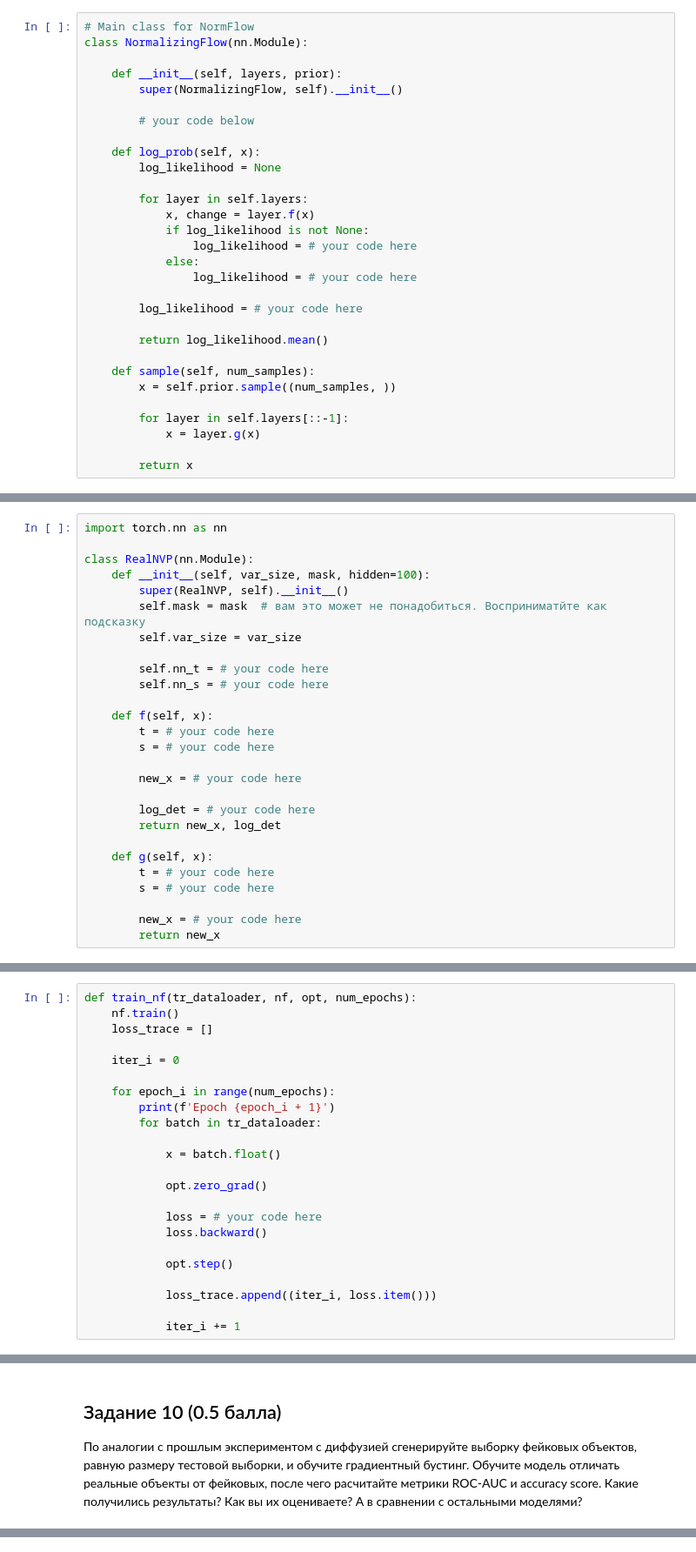
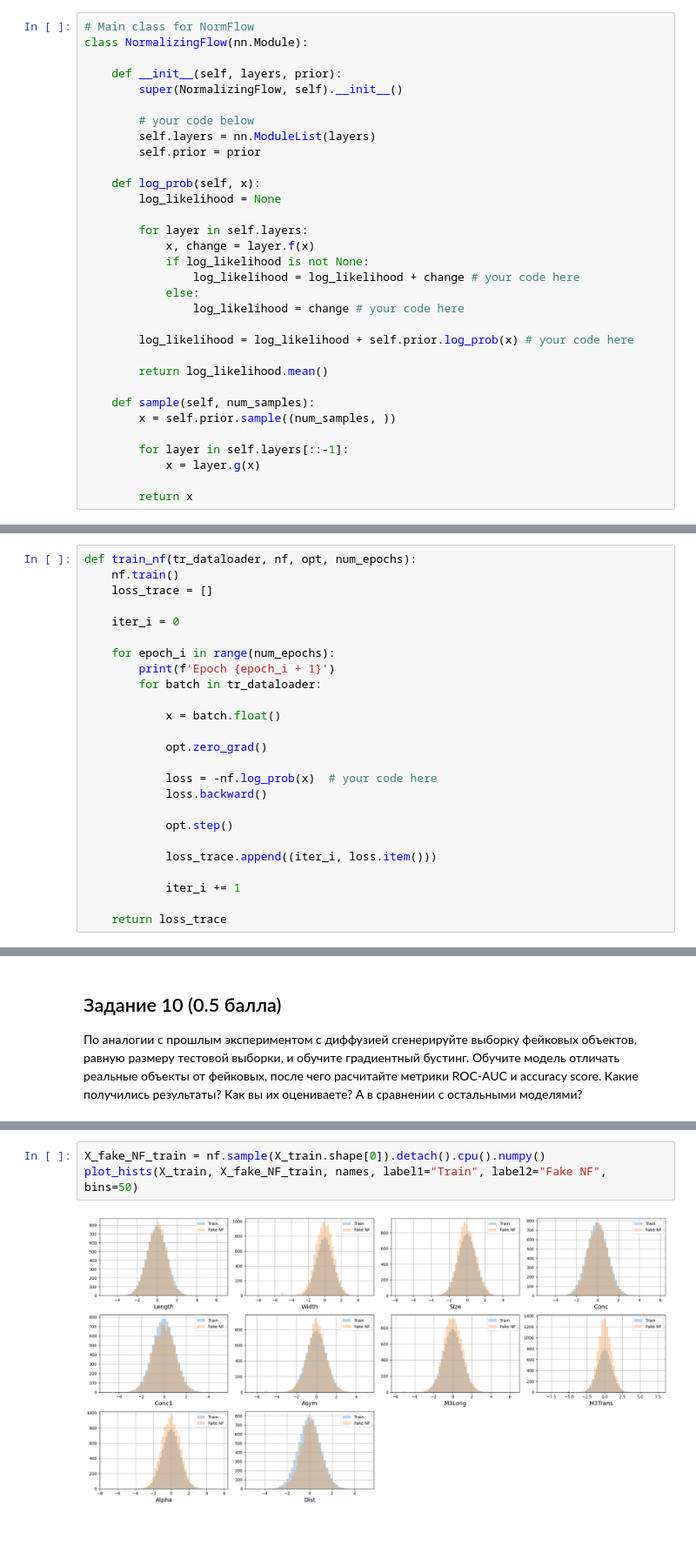
Before and after one commit to psaw/GM-HSE-AI-masters-course, a Jupyter notebook: homeworks/base/hw3/HW3.ipynb, the cells around one changed output, grey strips where cells are left out. Shown at 87% size. Saved outputs shown, nothing was run; the diff lists cells and outputs as text.

```diff
--- a/homeworks/base/hw3/HW3.ipynb
+++ b/homeworks/base/hw3/HW3.ipynb
@@ -666,6 +669,8 @@ class NormalizingFlow(nn.Module):
         super(NormalizingFlow, self).__init__()
 
         # your code below
+        self.layers = nn.ModuleList(layers)
+        self.prior = prior
 
     def log_prob(self, x):
         log_likelihood = None
@@ -673,11 +678,11 @@ class NormalizingFlow(nn.Module):
         for layer in self.layers:
             x, change = layer.f(x)
             if log_likelihood is not None:
-                log_likelihood = # your code here
+                log_likelihood = log_likelihood + change # your code here
             else:
-                log_likelihood = # your code here
+                log_likelihood = change # your code here
 
-        log_likelihood = # your code here
+        log_likelihood = log_likelihood + self.prior.log_prob(x) # your code here
 
         return log_likelihood.mean()
 
@@ -696,30 +701,3 @@ class NormalizingFlow(nn.Module):
 - Полносвязный слой со 100 нейронами;
 - ReLU функцию активации;
 - Выходной слой.
-# %%
-import torch.nn as nn
-
-class RealNVP(nn.Module):
-    def __init__(self, var_size, mask, hidden=100):
-        super(RealNVP, self).__init__()
-        self.mask = mask  # вам это может не понадобиться. Восприниматйте как подсказку
-        self.var_size = var_size
-
-        self.nn_t = # your code here
-        self.nn_s = # your code here
-
-    def f(self, x):
-        t = # your code here
-        s = # your code here
-
-        new_x = # your code here
-
-        log_det = # your code here
-        return new_x, log_det
-
-    def g(self, x):
-        t = # your code here
-        s = # your code here
-
-        new_x = # your code here
-        return new_x
@@ -738,7 +769,7 @@ def train_nf(tr_dataloader, nf, opt, num_epochs):
 
             opt.zero_grad()
 
-            loss = # your code here
+            loss = -nf.log_prob(x)  # your code here
             loss.backward()
 
             opt.step()
@@ -746,6 +777,8 @@ def train_nf(tr_dataloader, nf, opt, num_epochs):
             loss_trace.append((iter_i, loss.item()))
 
             iter_i += 1
+
+    return loss_trace
 # %%
 prior = torch.distributions.MultivariateNormal(torch.zeros(10), torch.eye(10))
 
@@ -765,0 +829,5 @@ train_nf(trainloader, nf, opt, num_epochs=10)
+# %%
+X_fake_NF_train = nf.sample(X_train.shape[0]).detach().cpu().numpy()
+plot_hists(X_train, X_fake_NF_train, names, label1="Train", label2="Fake NF", bins=50)
+# %% [output]
+[figure, added]
```
Also changed, not shown: parts of 17 cells of this notebook.
